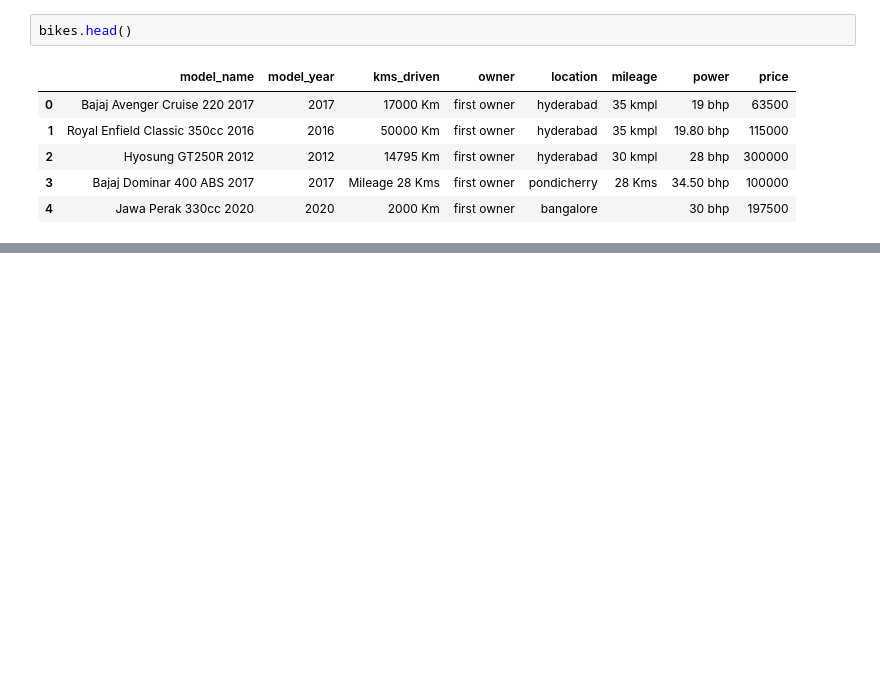
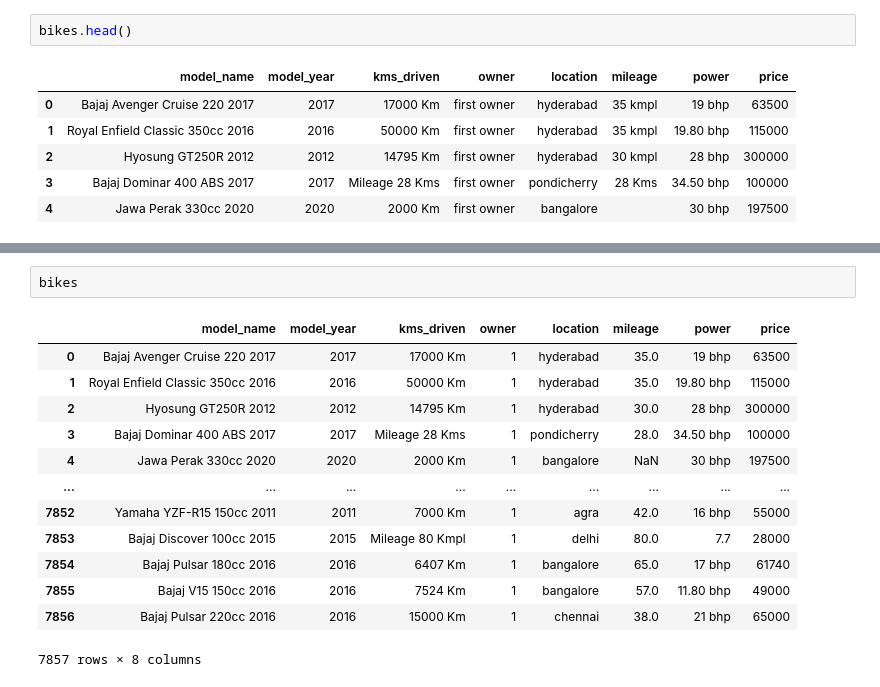
Before and after one commit to sushantkas/Pr-2-used-bikes, a Jupyter notebook: EDA.ipynb, the cells around one changed output, grey strips where cells are left out. Saved outputs shown, nothing was run; the diff lists cells and outputs as text; blank space fills up the shorter version.

```diff
--- a/EDA.ipynb
+++ b/EDA.ipynb
@@ -106,0 +219,16 @@ array(['hyderabad', 'pondicherry', 'bangalore', 'jaipur', 'chennai',
+# %%
+bikes
+# %% [output]
+|  | model_name | model_year | kms_driven | owner | location | mileage | power | price |
+| 0 | Bajaj Avenger Cruise 220 2017 | 2017 | 17000 Km | 1 | hyderabad | 35.0 | 19 bhp | 63500 |
+| 1 | Royal Enfield Classic 350cc 2016 | 2016 | 50000 Km | 1 | hyderabad | 35.0 | 19.80 bhp | 115000 |
+| 2 | Hyosung GT250R 2012 | 2012 | 14795 Km | 1 | hyderabad | 30.0 | 28 bhp | 300000 |
+| 3 | Bajaj Dominar 400 ABS 2017 | 2017 | Mileage 28 Kms | 1 | pondicherry | 28.0 | 34.50 bhp | 100000 |
+| 4 | Jawa Perak 330cc 2020 | 2020 | 2000 Km | 1 | bangalore | NaN | 30 bhp | 197500 |
+| ... | ... | ... | ... | ... | ... | ... | ... | ... |
+| 7852 | Yamaha YZF-R15 150cc 2011 | 2011 | 7000 Km | 1 | agra | 42.0 | 16 bhp | 55000 |
+| 7853 | Bajaj Discover 100cc 2015 | 2015 | Mileage 80 Kmpl | 1 | delhi | 80.0 | 7.7 | 28000 |
+| 7854 | Bajaj Pulsar 180cc 2016 | 2016 | 6407 Km | 1 | bangalore | 65.0 | 17 bhp | 61740 |
+| 7855 | Bajaj V15 150cc 2016 | 2016 | 7524 Km | 1 | bangalore | 57.0 | 11.80 bhp | 49000 |
+| 7856 | Bajaj Pulsar 220cc 2016 | 2016 | 15000 Km | 1 | chennai | 38.0 | 21 bhp | 65000 |
+7857 rows × 8 columns
```
Also changed, not shown: parts of 26 cells of this notebook.
